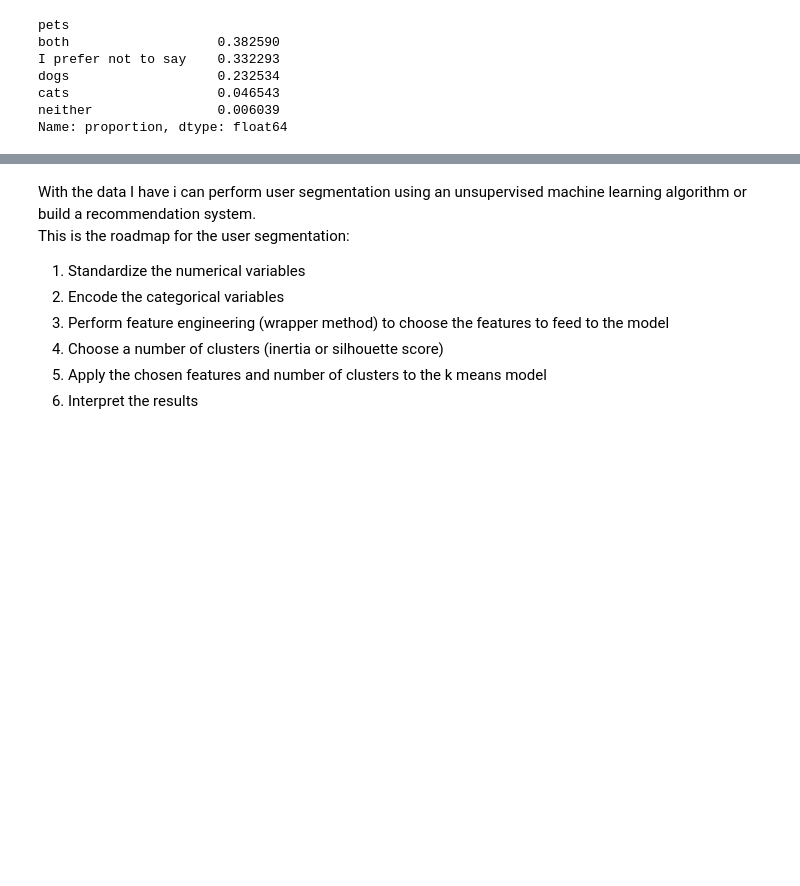
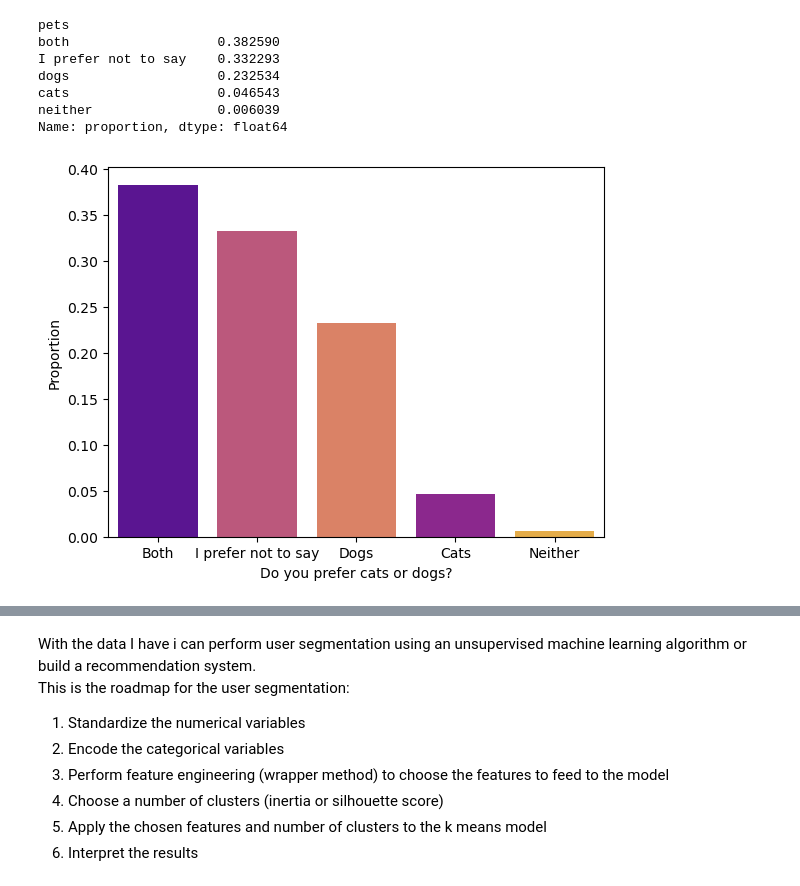
Before and after one commit to SereArmiento/Projects, a Jupyter notebook: OKCupid-Date-A-Scientist-Starter/date-a-scientist.ipynb, the cells around one changed output, grey strips where cells are left out. Saved outputs shown, nothing was run; the diff lists cells and outputs as text; code cells hidden in the pictures; blank space fills up the shorter version.

```diff
--- a/OKCupid-Date-A-Scientist-Starter/date-a-scientist.ipynb
+++ b/OKCupid-Date-A-Scientist-Starter/date-a-scientist.ipynb
@@ -593,3 +667,14 @@ dogs                   0.232534
 cats                   0.046543
 neither                0.006039
 Name: proportion, dtype: float64
+# %%
+ordered_pets = df.pets.value_counts()
+
+sns.countplot(x = df.pets, stat= 'proportion', order= ordered_pets.index ,hue = df.pets, palette= 'plasma')
+plt.xticks(ticks= [0, 1, 2, 3, 4], labels = ['Both', 'I prefer not to say', 'Dogs', 'Cats', 'Neither'])
+plt.xlabel('Do you prefer cats or dogs?')
+plt.ylabel('Proportion')
+plt.show()
+plt.close()
+# %% [output]
+[figure, added]
```
Also changed, not shown: parts of 52 cells of this notebook.
